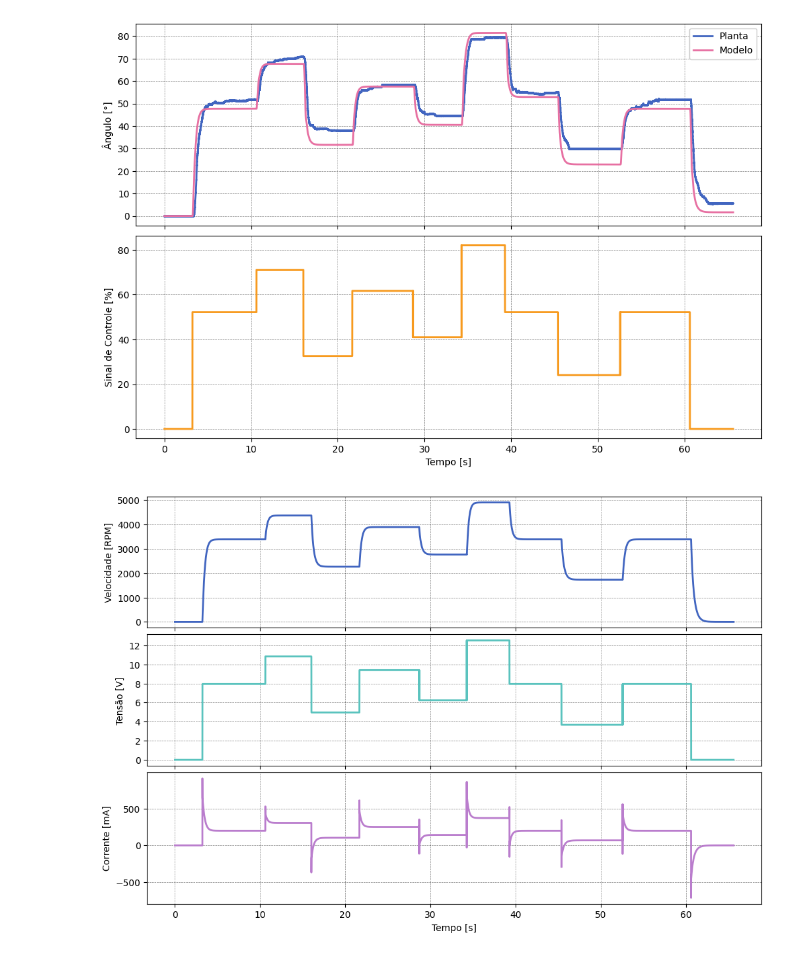
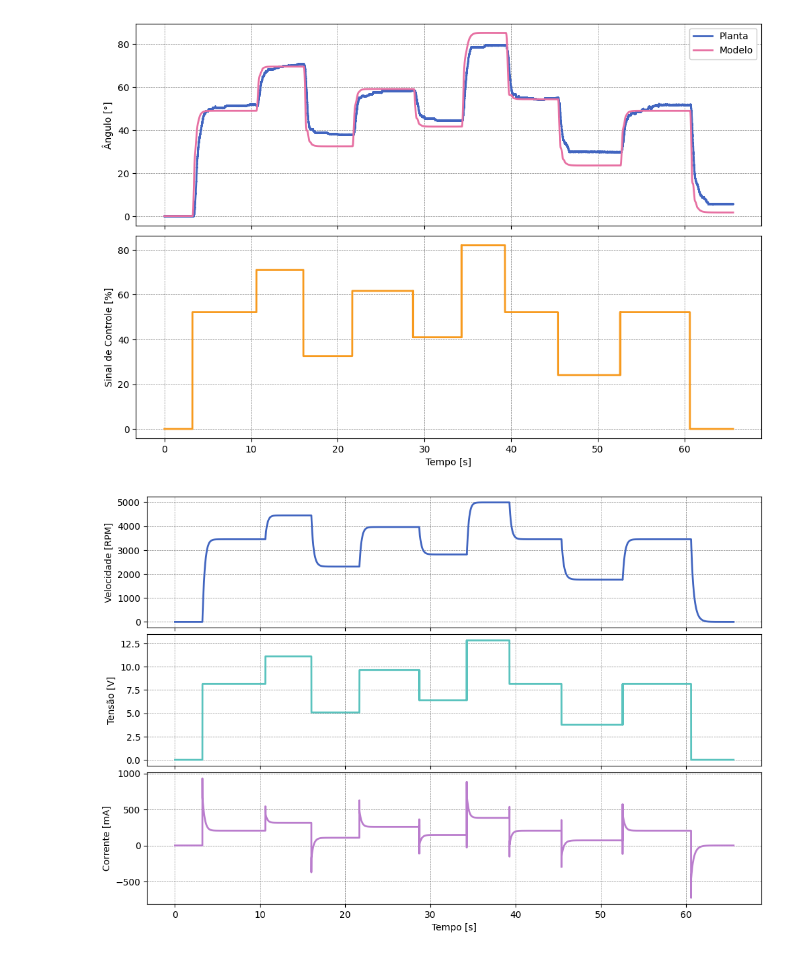
Before and after one commit to ErickNMA/LCD, a Jupyter notebook: ensaios_planta/fan-plate_SIM.ipynb, the cells around one changed output. Drawn from its saved outputs; the diff is of its cells as text; code cells hidden in the pictures.

```diff
--- a/ensaios_planta/fan-plate_SIM.ipynb
+++ b/ensaios_planta/fan-plate_SIM.ipynb
@@ -49,7 +49,7 @@ class FANPLATE():
 
     def model_update(self, PWM, T):
         #Ajuste de tensão para PWM percentual:
-        self.Vt = PWM*12.5/82
+        self.Vt = PWM*12.8/82
         #Diferencial de corrente:
         dIa = ((self.Vt/self.La)-(self.Ra*self.Ia/self.La)-(self.kaphi*self.w/self.La))
         #Integrando a corrente:
@@ -83,7 +83,7 @@ fp = FANPLATE(
     ku1=6.64e-5,
     ku2=2.19e-7,
     ku3=-3.17e-10,
-    Jp=4.8e-4/10,
+    Jp=4.8e-4/5,
     Bp0=1.4e-3,
     Bp1=1e-3,
     m=72e-3,
@@ -125,32 +125,32 @@ w = np.array(w)
 #Plot:
 plt.subplots(2, 1, sharex=True)
 plt.subplots_adjust(hspace=0.05)
 plt.subplot(2, 1, 1)
 plt.plot(time, ang, label='Planta')
 plt.plot(time, th, label='Modelo')
 plt.ylabel('Ângulo [°]')
 plt.legend()
 plt.subplot(2, 1, 2)
 plt.plot(time, pwm, color='C4')
 plt.ylabel('Sinal de Controle [%]')
 plt.xlabel('Tempo [s]')
 plt.show()
 
 #Plot:
 plt.subplots(3, 1, sharex=True)
 plt.subplots_adjust(hspace=0.05)
 plt.subplot(3, 1, 1)
 plt.plot(time, w*60/(2*np.pi))
 plt.ylabel('Velocidade [RPM]')
 plt.subplot(3, 1, 2)
 plt.plot(time, vt, color='C2')
 plt.ylabel('Tensão [V]')
 plt.xlabel('Tempo [s]')
 plt.subplot(3, 1, 3)
 plt.plot(time, ia*1e3, color='C5')
 plt.ylabel('Corrente [mA]')
 plt.xlabel('Tempo [s]')
 plt.show()
 # %% [output]
-[figure, old version]
+[figure, new version]
-[figure, old version]
+[figure, new version]
```
